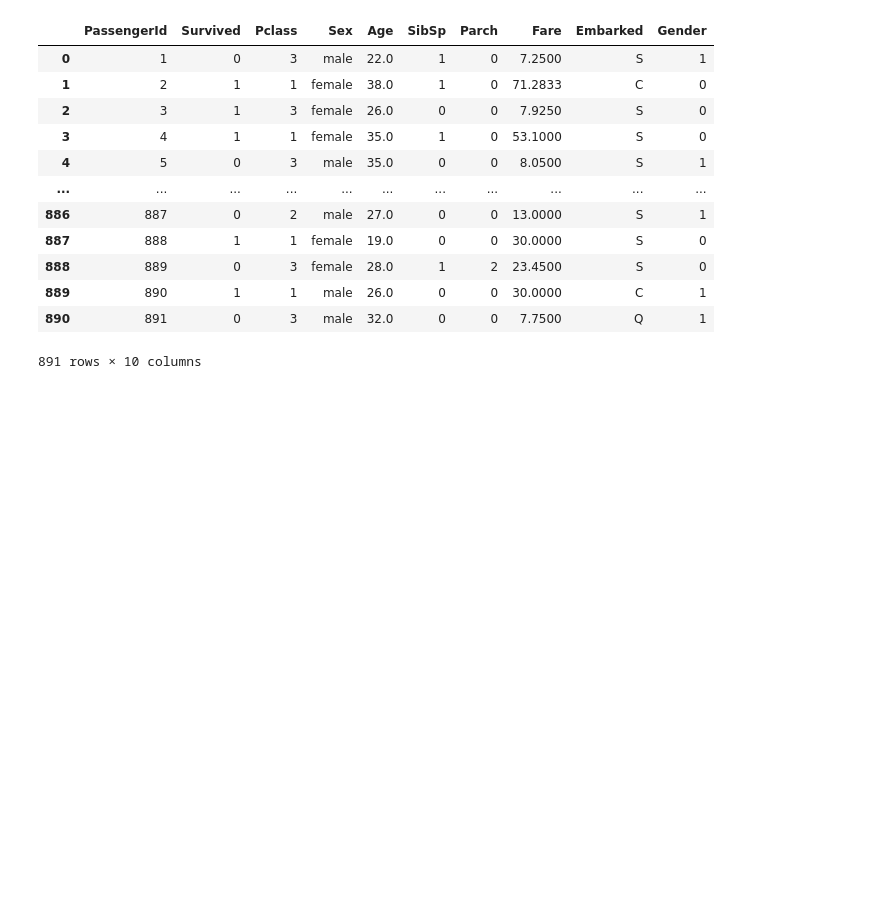
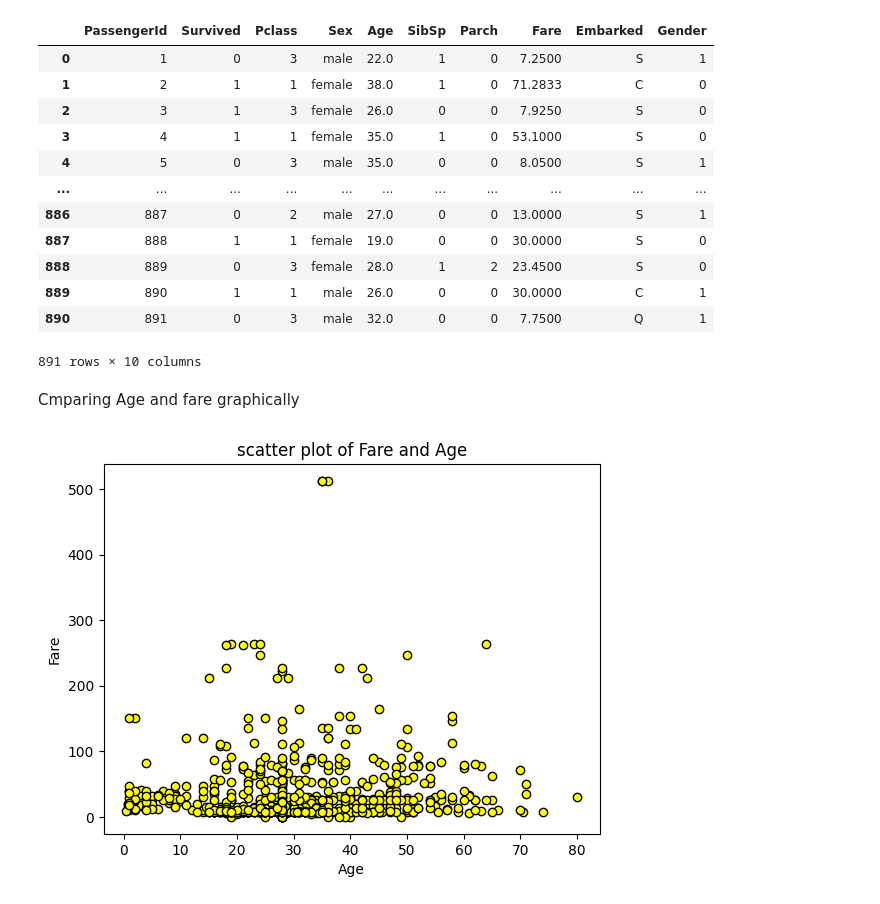
Before and after one commit to naveedfatima/new, a Jupyter notebook: newfile.ipynb, the cells around one changed output. Cells and saved outputs as stored; diff of their text form; code cells hidden in the pictures; blank space fills up the shorter version.

```diff
--- a/newfile.ipynb
+++ b/newfile.ipynb
@@ -82,5 +91,7 @@ plt.show()
+# %%
+columns = ['Ticket', 'Cabin', 'Name']
 # %%
-df=df.drop(['Name', 'Ticket', 'Cabin', ], axis=1)
+df = df.drop(columns, axis=1)
 # %%
 df
 # %% [output]
@@ -208,3 +196,15 @@ df
 | 889 | 890 | 1 | 1 | male | 26.0 | 0 | 0 | 30.0000 | C | 1 |
 | 890 | 891 | 0 | 3 | male | 32.0 | 0 | 0 | 7.7500 | Q | 1 |
 891 rows × 10 columns
+# %% [markdown]
+Cmparing Age and fare graphically
+# %%
+x=df['Age']
+y=df['Fare']
+plt.scatter(x, y, edgecolors='black', facecolor='yellow')
+plt.xlabel('Age')
+plt.ylabel('Fare')
+plt.title('scatter plot of Fare and Age')
+plt.show()
+# %% [output]
+[figure, added]
```
Also changed, not shown: parts of 28 cells of this notebook.
